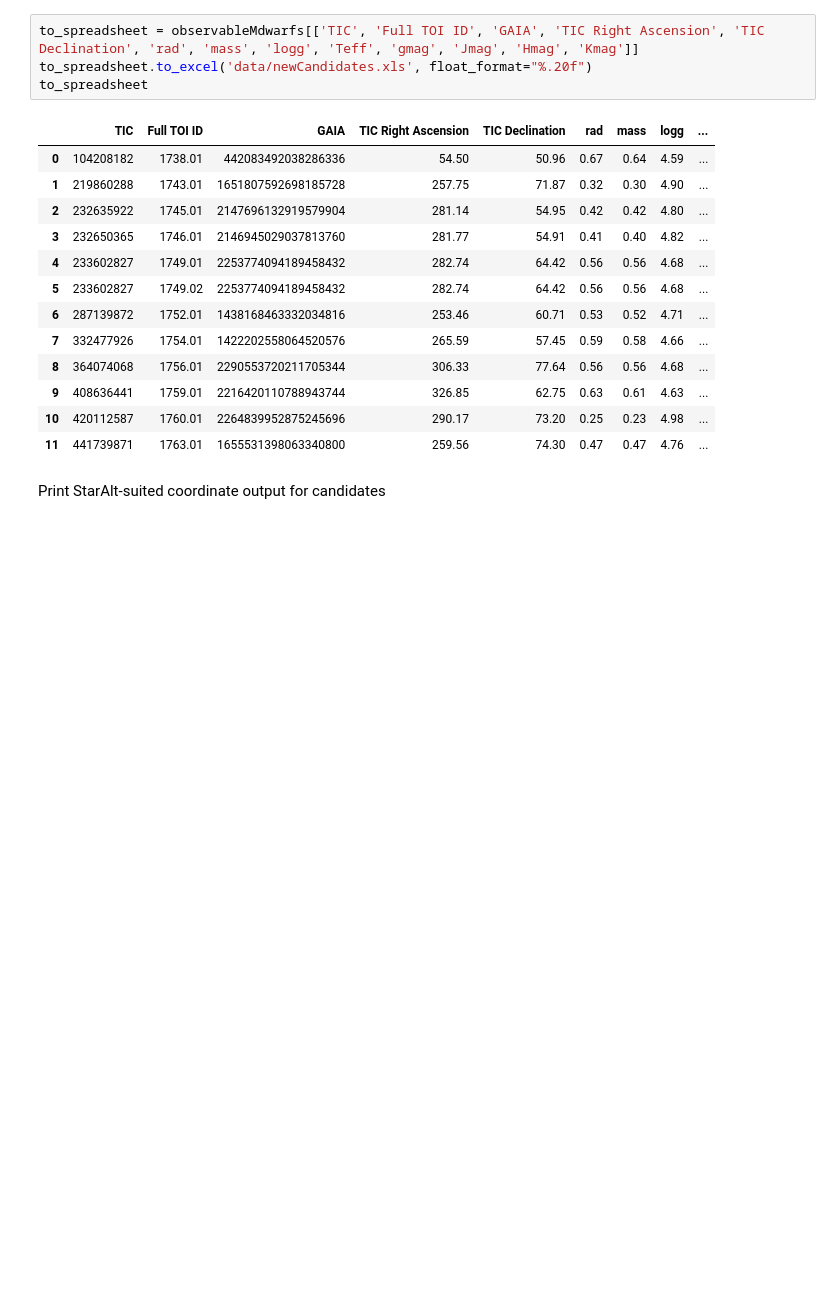
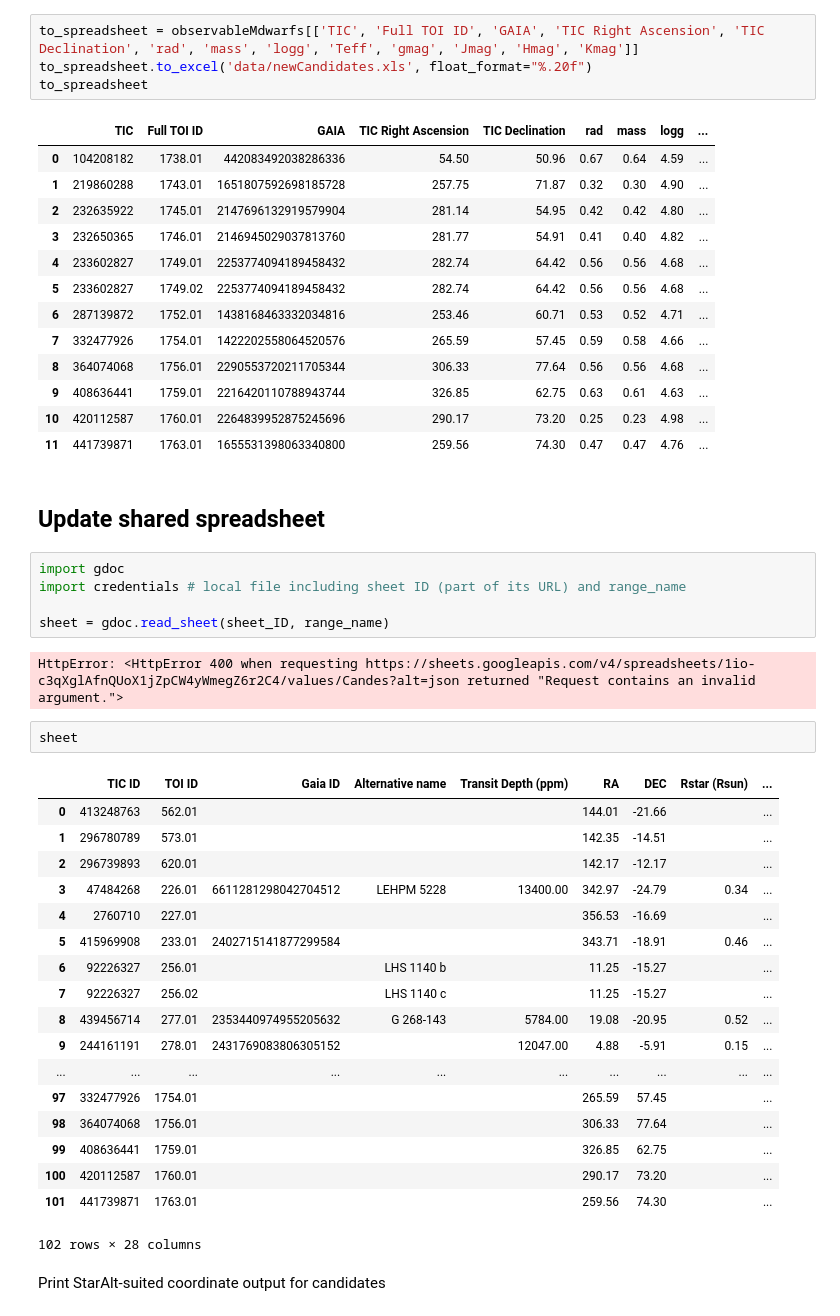
Before and after one commit to matiscke/TESSalerts, a Jupyter notebook: TESSalerts.ipynb, the cells around one changed output. Saved outputs shown, nothing was run; the diff lists cells and outputs as text; blank space fills up the shorter version.

Commit message:
new script to read online google spreadsheet into pandas DF

```diff
--- a/TESSalerts.ipynb
+++ b/TESSalerts.ipynb
@@ -142,6 +122,36 @@ to_spreadsheet
 | 9 | 408636441 | 1759.01 | 2216420110788943744 | 326.85 | 62.75 | 0.63 | 0.61 | 4.63 | ... |
 | 10 | 420112587 | 1760.01 | 2264839952875245696 | 290.17 | 73.20 | 0.25 | 0.23 | 4.98 | ... |
 | 11 | 441739871 | 1763.01 | 1655531398063340800 | 259.56 | 74.30 | 0.47 | 0.47 | 4.76 | ... |
+# %% [markdown]
+## Update shared spreadsheet
+# %%
+import gdoc
+import credentials # local file including sheet ID (part of its URL) and range_name
+
+sheet = gdoc.read_sheet(sheet_ID, range_name)
+# %% [output]
+HttpError: <HttpError 400 when requesting https://sheets.googleapis.com/v4/spreadsheets/1io-c3qXglAfnQUoX1jZpCW4yWmegZ6r2C4/values/Candes?alt=json returned "Request contains an invalid argument.">
+# %%
+sheet
+# %% [output]
+|  | TIC ID | TOI ID | Gaia ID | Alternative name | Transit Depth (ppm) | RA | DEC | Rstar (Rsun) | ... |
+| 0 | 413248763 | 562.01 |  |  |  | 144.01 | -21.66 |  | ... |
+| 1 | 296780789 | 573.01 |  |  |  | 142.35 | -14.51 |  | ... |
+| 2 | 296739893 | 620.01 |  |  |  | 142.17 | -12.17 |  | ... |
+| 3 | 47484268 | 226.01 | 6611281298042704512 | LEHPM 5228 | 13400.00 | 342.97 | -24.79 | 0.34 | ... |
+| 4 | 2760710 | 227.01 |  |  |  | 356.53 | -16.69 |  | ... |
+| 5 | 415969908 | 233.01 | 2402715141877299584 |  |  | 343.71 | -18.91 | 0.46 | ... |
+| 6 | 92226327 | 256.01 |  | LHS 1140 b |  | 11.25 | -15.27 |  | ... |
+| 7 | 92226327 | 256.02 |  | LHS 1140 c |  | 11.25 | -15.27 |  | ... |
+| 8 | 439456714 | 277.01 | 2353440974955205632 | G 268-143 | 5784.00 | 19.08 | -20.95 | 0.52 | ... |
+| 9 | 244161191 | 278.01 | 2431769083806305152 |  | 12047.00 | 4.88 | -5.91 | 0.15 | ... |
+| ... | ... | ... | ... | ... | ... | ... | ... | ... | ... |
+| 97 | 332477926 | 1754.01 |  |  |  | 265.59 | 57.45 |  | ... |
+| 98 | 364074068 | 1756.01 |  |  |  | 306.33 | 77.64 |  | ... |
+| 99 | 408636441 | 1759.01 |  |  |  | 326.85 | 62.75 |  | ... |
+| 100 | 420112587 | 1760.01 |  |  |  | 290.17 | 73.20 |  | ... |
+| 101 | 441739871 | 1763.01 |  |  |  | 259.56 | 74.30 |  | ... |
+102 rows × 28 columns
 # %% [markdown]
 Print StarAlt-suited coordinate output for candidates
 # %%
```
Also changed, not shown: parts of 1 cell of this notebook, 1 other file.
